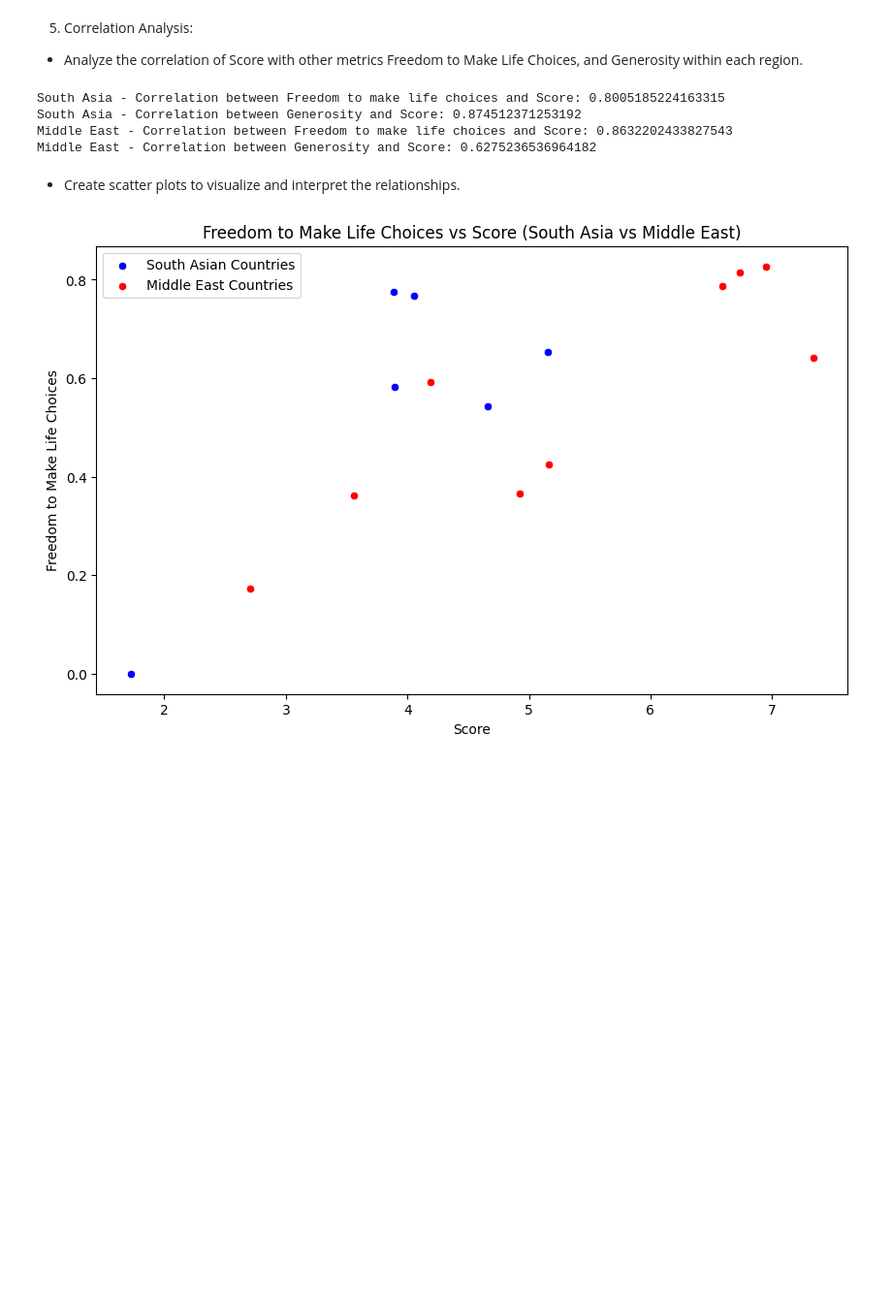
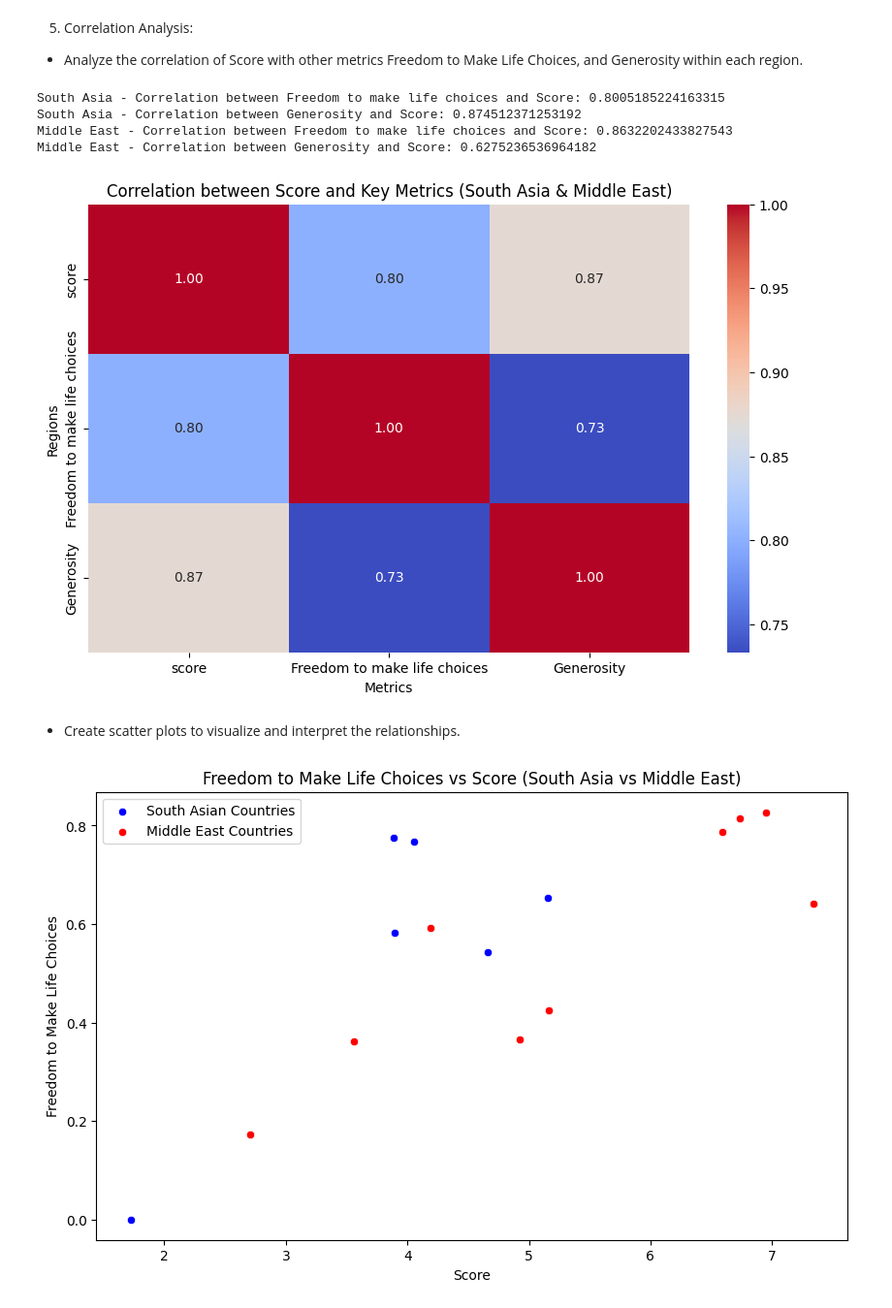
Before and after one commit to pritishma-shakya/Concepts-and-Technologies-of-AI, a Jupyter notebook: 2408412_PritishmaShakya.ipynb, the cells around one changed output. Shown at 97% size. Cells and saved outputs as stored; diff of their text form; code cells hidden in the pictures; blank space fills up the shorter version.

```diff
--- a/2408412_PritishmaShakya.ipynb
+++ b/2408412_PritishmaShakya.ipynb
@@ -760,6 +760,17 @@ South Asia - Correlation between Freedom to make life choices and Score: 0.80051
 South Asia - Correlation between Generosity and Score: 0.874512371253192
 Middle East - Correlation between Freedom to make life choices and Score: 0.8632202433827543
 Middle East - Correlation between Generosity and Score: 0.6275236536964182
+# %%
+#Heatmap showing correlation between them
+plt.figure(figsize=(10, 6))
+correlation_matrix = south_asian_df[['score', 'Freedom to make life choices', 'Generosity']].corr()
+sns.heatmap(correlation_matrix, annot=True, cmap='coolwarm', fmt=".2f")
+plt.title("Correlation between Score and Key Metrics (South Asia & Middle East)")
+plt.xlabel("Metrics")
+plt.ylabel("Regions")
+plt.show()
+# %% [output]
+[figure, added]
 # %% [markdown]
   *  Create scatter plots to visualize and interpret the relationships.
 # %%
```
Also changed, not shown: parts of 2 cells of this notebook.
